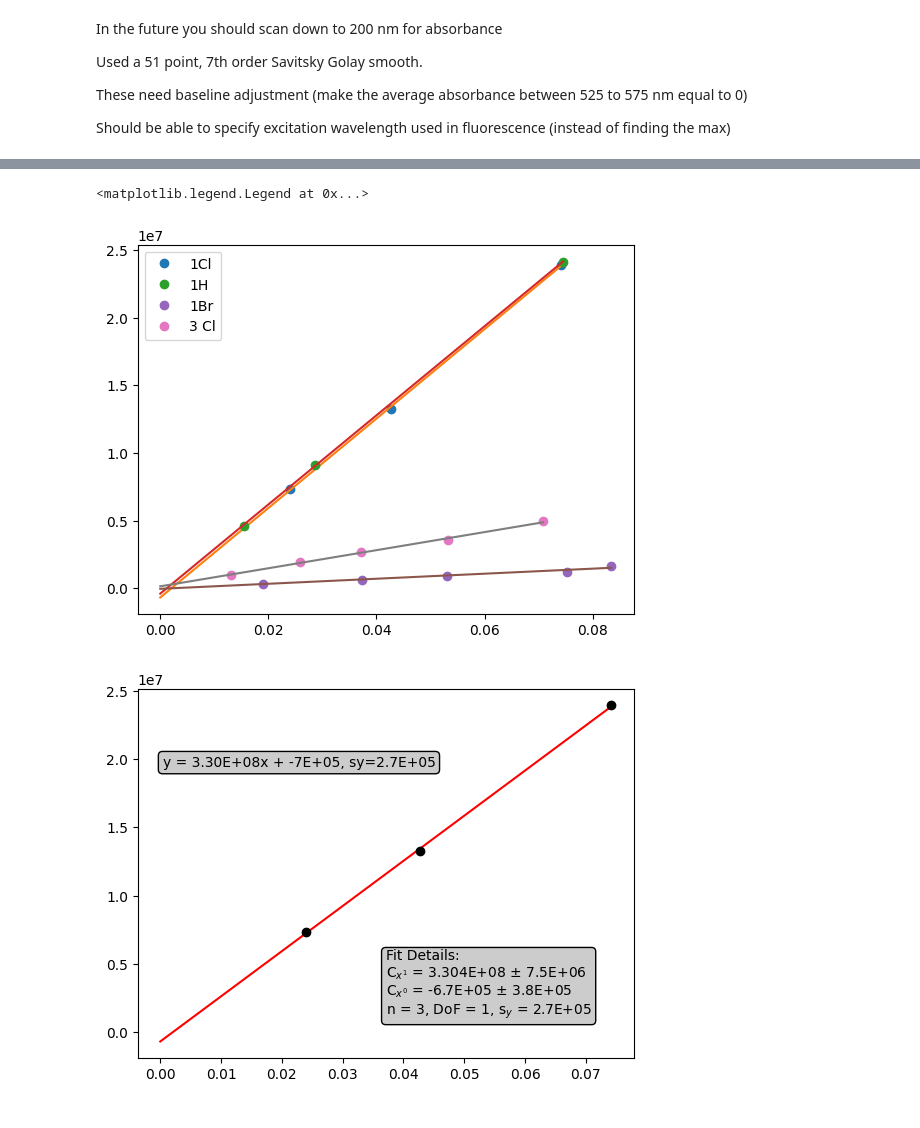
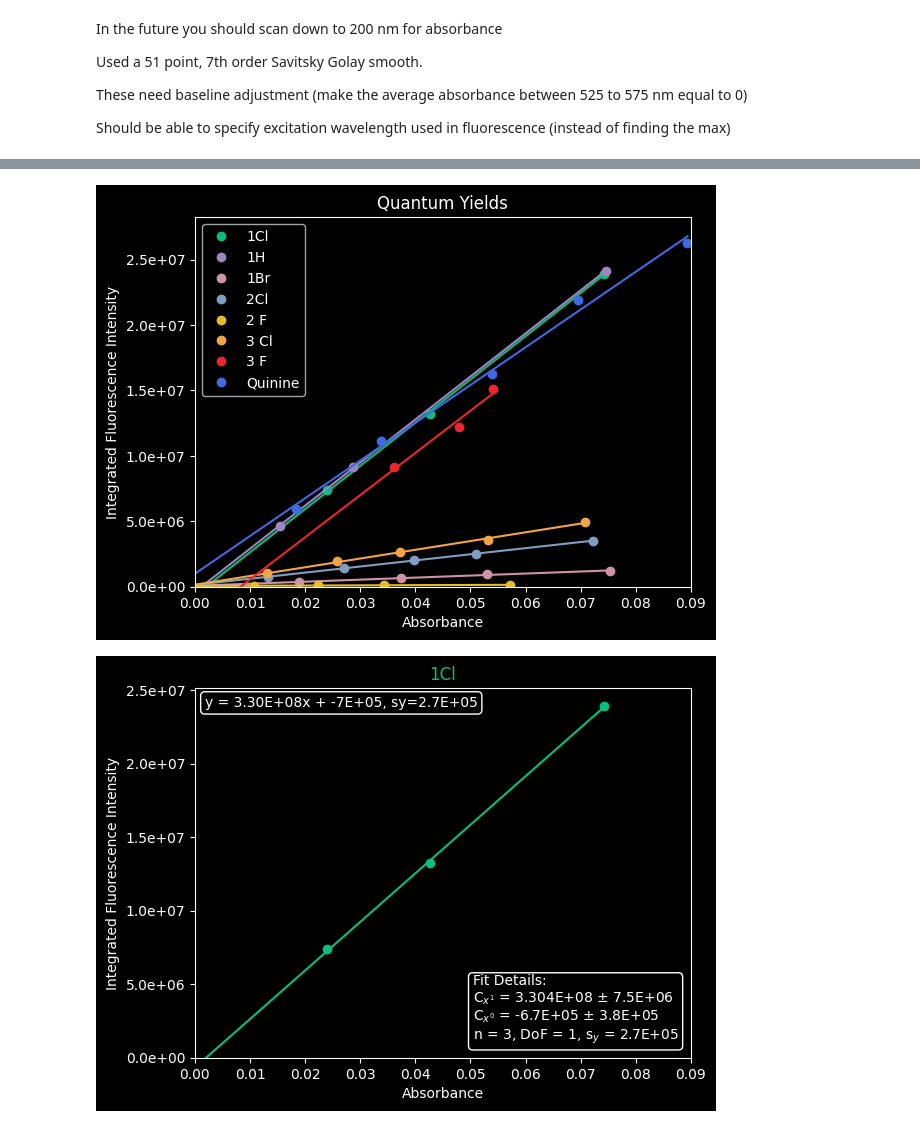
Before and after one commit to KevinCantrell/fluorescence, a Jupyter notebook: QuantumYield.ipynb, the cells around one changed output, grey strips where cells are left out. Saved outputs shown, nothing was run; the diff lists cells and outputs as text; code cells hidden in the pictures.

```diff
--- a/QuantumYield.ipynb
+++ b/QuantumYield.ipynb
@@ -142,7 +171,7 @@ print(fluorIntegSummary)
 
 #fig,ax=plt.subplots()
 #ax.plot(lstAbs,lstIntegFluor,'ok')
-compoundList=["1Cl","1H","1Br","3 Cl"]
+compoundList=["1Cl","1H","1Br","2Cl","2 F","3 Cl","3 F","Quinine"]
 fig,ax=plt.subplots()
 for compound,fluor,abs,conc in zip(compoundList,fluorIntegSummary,absSummary,fluorConcSummary):
   ax.plot(abs,fluor,"-o",label=compound)
@@ -338,7 +367,7 @@ def AnnotateFit(fit,axisHandle,annotationText='Eq',color='black',Arrow=False,xAr
               xy=(xArrow, yArrow), xycoords='data',
               xytext=(xText, yText),  textcoords='axes fraction',
               arrowprops={'color': color, 'width':1, 'headwidth':5},
-              bbox={'boxstyle':'round', 'edgecolor':color,'facecolor':'0.8'}
+              bbox={'boxstyle':'round', 'edgecolor':color,'facecolor':'0.0'}
               )
   else:
       xSpan=axisHandle.get_xlim()
@@ -349,24 +378,42 @@ def AnnotateFit(fit,axisHandle,annotationText='Eq',color='black',Arrow=False,xAr
               xy=(xArrow, yArrow), xycoords='data',
               xytext=(xText, yText),  textcoords='axes fraction',
               ha="left", va="center",
-              bbox={'boxstyle':'round', 'edgecolor':color,'facecolor':'0.8'}
+              bbox={'boxstyle':'round', 'edgecolor':color,'facecolor':'0.0'}
               )
   annotationObject.draggable()
   return annotationObject
 
 
-compoundList=["1Cl","1H","1Br","3 Cl"]
+compoundList=["1Cl","1H","1Br","2Cl","2 F","3 Cl","3 F","Quinine"]
+colorList=["#06BF7D","#9C85C0","#D092A7","#809EC2","#E7BC29","#F3A447","#EC252F","royalblue"]
+
 fig,ax=plt.subplots()
-for compound,fluor,abs,conc in zip(compoundList,fluorIntegSummary,absSummary,fluorConcSummary):
-  ax.plot(abs,fluor,"o",label=compound)
+slopeList=[]
+for compound,fluor,abs,conc,color in zip(compoundList,fluorIntegSummary,absSummary,fluorConcSummary,colorList):
+  ax.plot(abs,fluor,"o",label=compound,color=color)
   fit=PolyReg(abs,fluor,order=1)
   print(fit)
+  slopeList.append(fit['coefs'][0])
   fig,axQY=plt.subplots()
   xFit=np.linspace(0,np.max(abs),2)
-  axQY.plot(xFit,fit['poly'](xFit),'-r')
-  axQY.plot(abs,fluor,'ok')
-  ax.plot(xFit,fit['poly'](xFit))
-  AnnotateFit(fit,axQY,annotationText='Box',color='black',Arrow=False,xArrow=0,yArrow=0,xText=0.5,yText=0.2)
-  AnnotateFit(fit,axQY,annotationText='Eq',color='black',Arrow=False,xArrow=0,yArrow=0,xText=0.05,yText=0.8)
+  axQY.plot(xFit,fit['poly'](xFit),'-',color=color)
+  axQY.plot(abs,fluor,'o',color=color)
+  axQY.set_title(compound,color=color)
+  ax.plot(xFit,fit['poly'](xFit),color=color)
+  AnnotateFit(fit,axQY,annotationText='Box',color='white',Arrow=False,xArrow=0,yArrow=0,xText=0.56,yText=0.13)
+  AnnotateFit(fit,axQY,annotationText='Eq',color='white',Arrow=False,xArrow=0,yArrow=0,xText=0.02,yText=0.96)
+  axQY.set_xlabel("Absorbance")
+  axQY.set_ylabel("Integrated Fluorescence Intensity")
+  axQY.set_xlim([0,.09])
+  axQY.set_ylim(bottom=0)
+  #axQY.ticklabel_format(scilimits=(0,0))
+  axQY.yaxis.set_major_formatter(ticker.FormatStrFormatter('%1.1e'))
 ax.legend()
+ax.set_xlabel("Absorbance")
+ax.set_ylabel("Integrated Fluorescence Intensity")
+ax.set_title("Quantum Yields")
+ax.set_xlim([0,.09])
+#ax.ticklabel_format(scilimits=(0,0))
+ax.set_ylim(bottom=0)
+ax.yaxis.set_major_formatter(ticker.FormatStrFormatter('%1.1e'))
 # %% [output]
@@ -379,3 +431,2 @@ ax.legend()
-<matplotlib.legend.Legend at 0x...>
-[figure, old version]
+[figure, new version]
-[figure, old version]
+[figure, new version]
```
Also changed, not shown: parts of 6 cells of this notebook.
